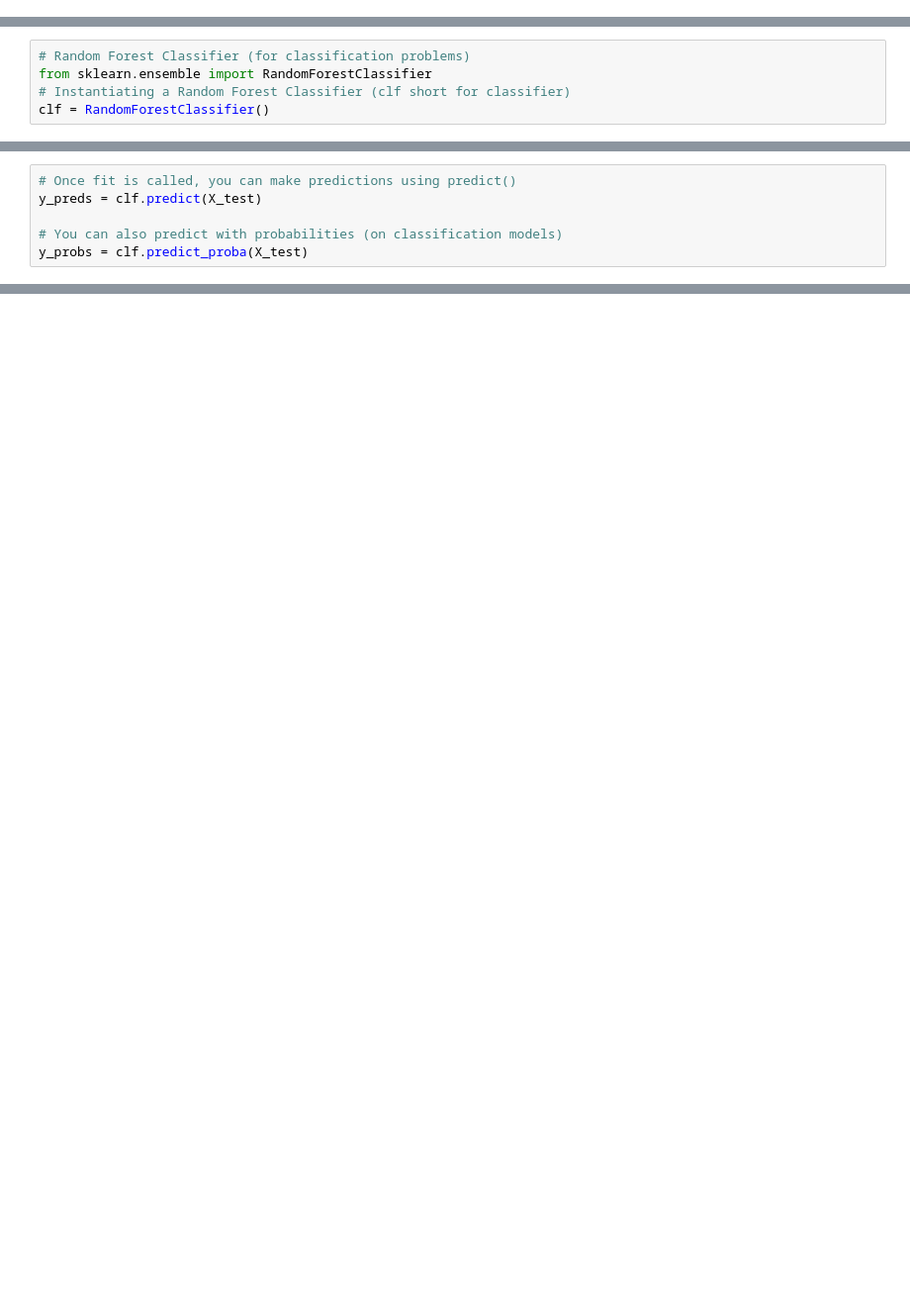
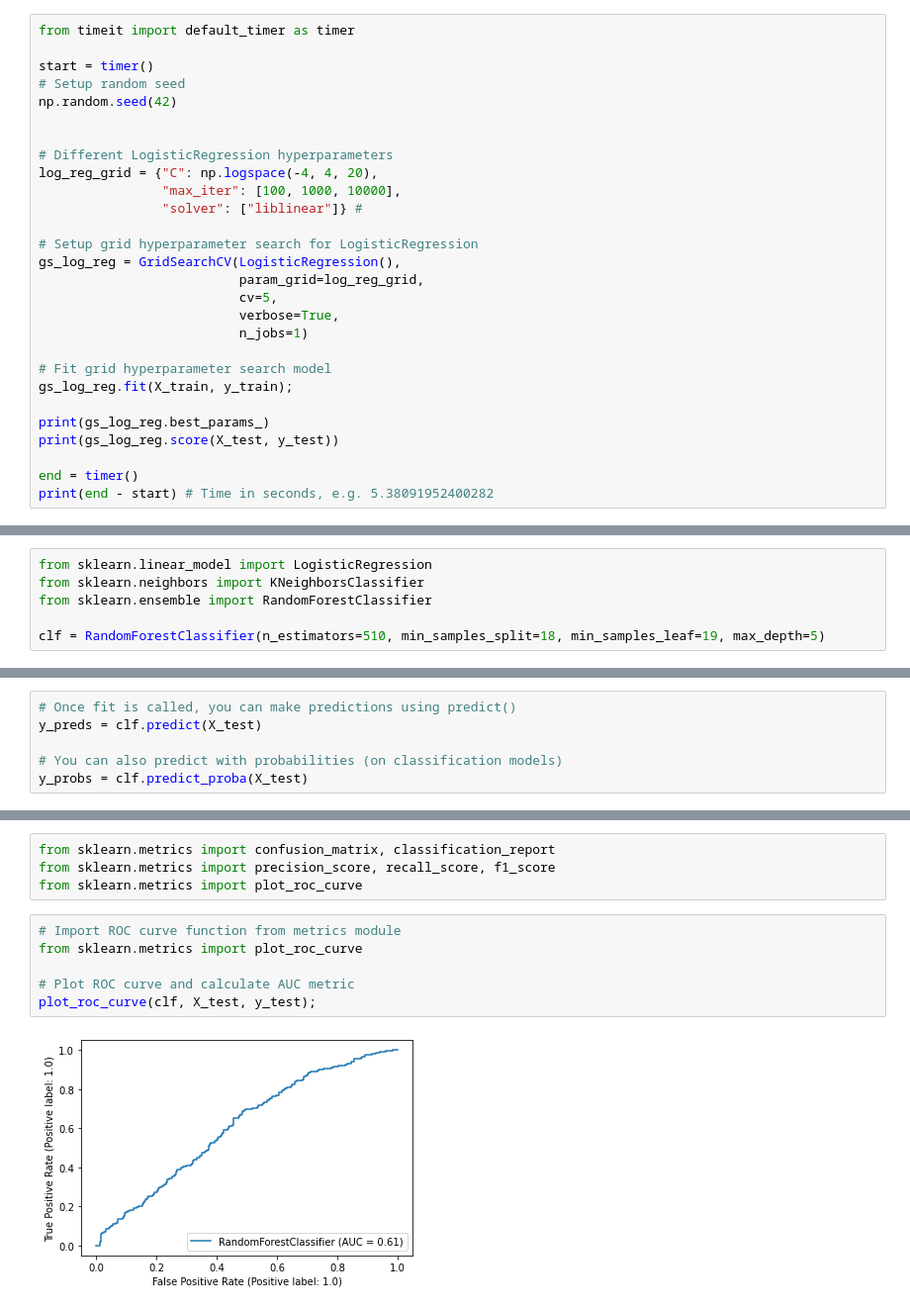
Before and after one commit to gtachev/quant, a Jupyter notebook: bitcoin_buy_classification.ipynb, the cells around one changed output, grey strips where cells are left out. Shown at 99% size. Cells and saved outputs as stored; diff of their text form; blank space fills up the shorter version.

Commit message:
bitcoin daily buy classification WIP

```diff
--- a/bitcoin_buy_classification.ipynb
+++ b/bitcoin_buy_classification.ipynb
@@ -82,0 +192,28 @@ X_train, X_test, y_train, y_test = train_test_split(X, y)
+# %%
+from timeit import default_timer as timer
+
+start = timer()
+# Setup random seed
+np.random.seed(42)
+
+
+# Different LogisticRegression hyperparameters
+log_reg_grid = {"C": np.logspace(-4, 4, 20),
+                "max_iter": [100, 1000, 10000],
+                "solver": ["liblinear"]} #
+
+# Setup grid hyperparameter search for LogisticRegression
+gs_log_reg = GridSearchCV(LogisticRegression(),
+                          param_grid=log_reg_grid,
+                          cv=5,
+                          verbose=True,
+                          n_jobs=1)
+
+# Fit grid hyperparameter search model
+gs_log_reg.fit(X_train, y_train);
+
+print(gs_log_reg.best_params_)
+print(gs_log_reg.score(X_test, y_test))
+
+end = timer()
+print(end - start) # Time in seconds, e.g. 5.38091952400282
@@ -83,8 +225,9 @@ X_train, X_test, y_train, y_test = train_test_split(X, y)
 # %%
-# Random Forest Classifier (for classification problems)
+from sklearn.linear_model import LogisticRegression
+from sklearn.neighbors import KNeighborsClassifier
 from sklearn.ensemble import RandomForestClassifier
-# Instantiating a Random Forest Classifier (clf short for classifier)
-clf = RandomForestClassifier()
+
+clf = RandomForestClassifier(n_estimators=510, min_samples_split=18, min_samples_leaf=19, max_depth=5)
 # %%
 # All models/estimators have the fit() function built-in
 clf.fit(X_train, y_train)
@@ -105,0 +306,12 @@ clf.score(X_test, y_test)
+# %%
+from sklearn.metrics import confusion_matrix, classification_report
+from sklearn.metrics import precision_score, recall_score, f1_score
+from sklearn.metrics import plot_roc_curve
+# %%
+# Import ROC curve function from metrics module
+from sklearn.metrics import plot_roc_curve
+
+# Plot ROC curve and calculate AUC metric
+plot_roc_curve(clf, X_test, y_test);
+# %% [output]
+[figure, added]
```
Also changed, not shown: parts of 15 cells of this notebook.
